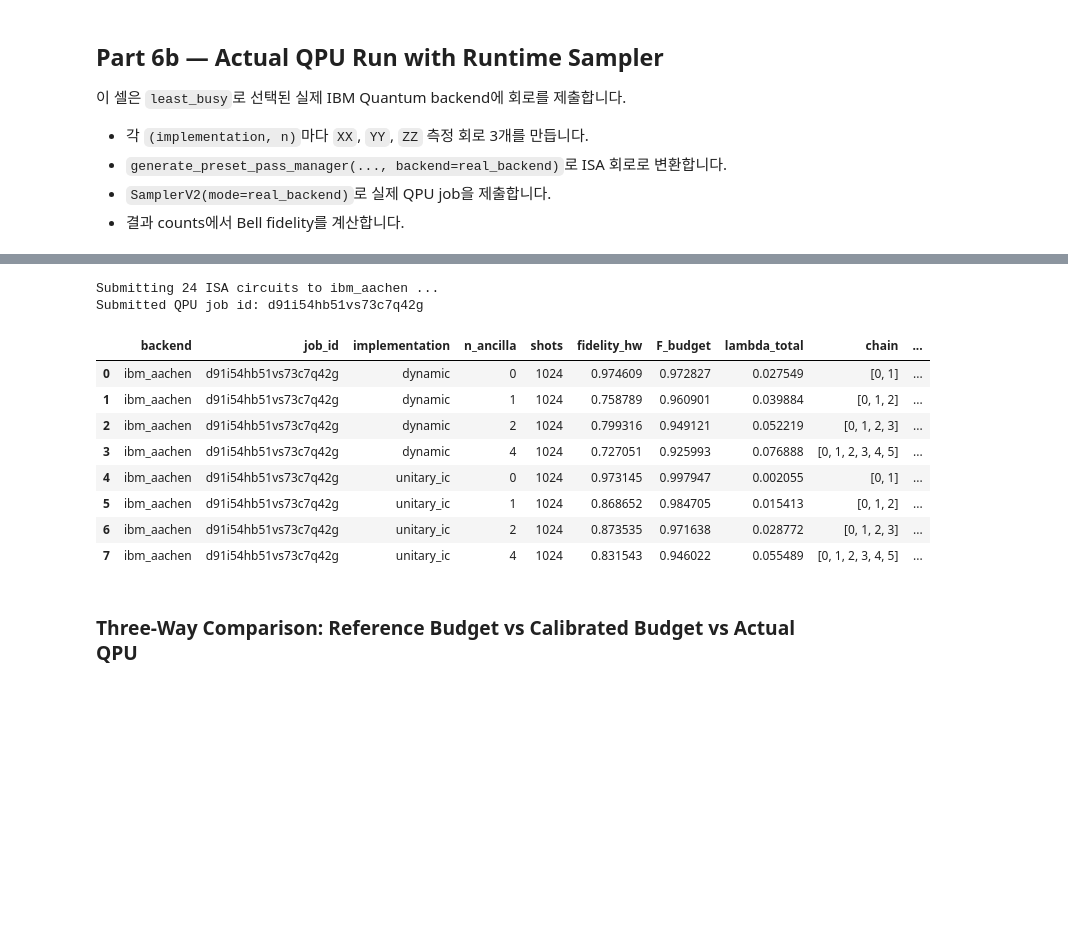
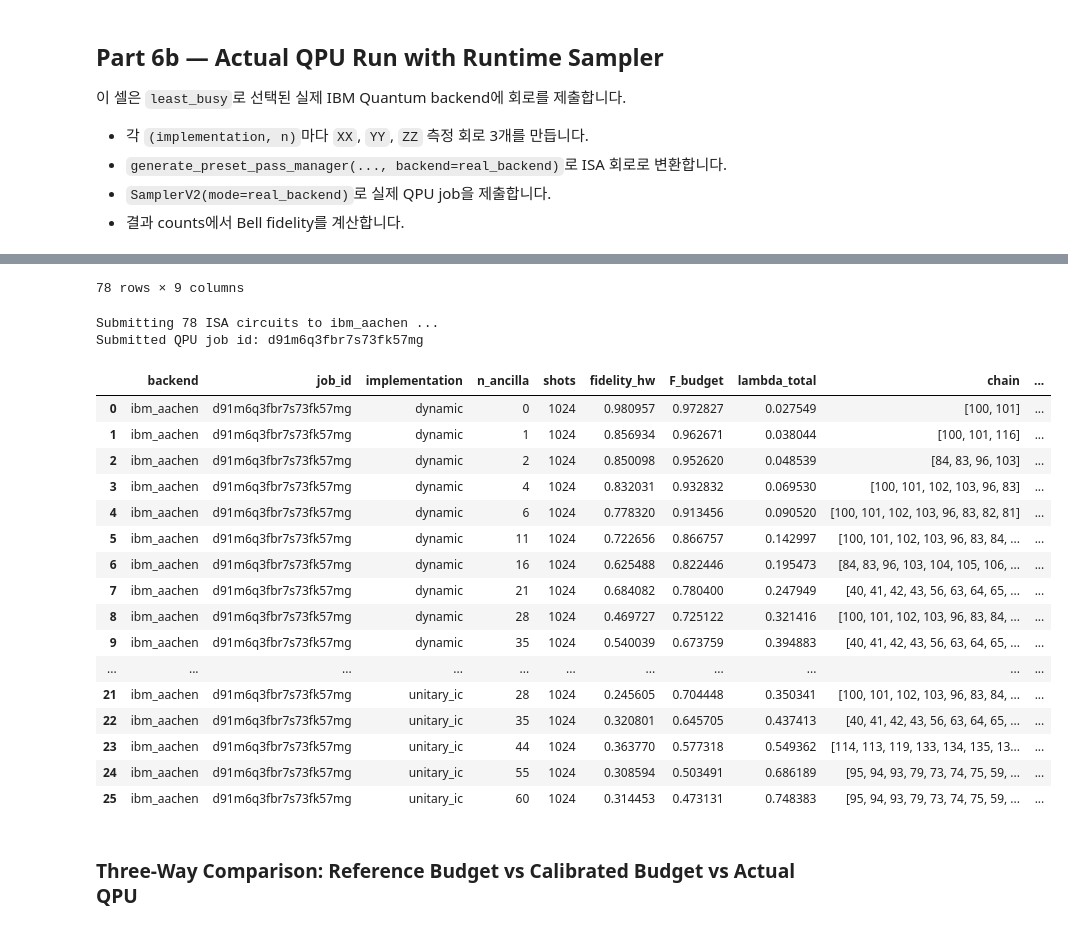
Before and after one commit to kimmmjh/qhackathon_quantumjoa, a Jupyter notebook: problem3_hm.ipynb, the cells around one changed output, grey strips where cells are left out. Cells and saved outputs as stored; diff of their text form; code cells hidden in the pictures; blank space fills up the shorter version.

```diff
--- a/problem3_hm.ipynb
+++ b/problem3_hm.ipynb
@@ -376,6 +377,10 @@ def _new_unitary_cnot_circuit(strategy, distance):
     distance = _validate_distance(distance)
     qr = QuantumRegister(distance + 2, "q")
     qc = QuantumCircuit(qr, name=f"CNOT_{strategy}")
+
+    # Prepare |+> on the control qubit so that CNOT creates a Bell state.
+    qc.h(0)
+
     qc.metadata = {
         "unitary_strategy": strategy,
         "distance": distance,
@@ -455,21 +460,32 @@ def _measure_in_basis(qc, basis):
     if basis == "XX":
         qc.h(ctrl)
         qc.h(tgt)
+
     elif basis == "YY":
         qc.sdg(ctrl)
         qc.sdg(tgt)
         qc.h(ctrl)
         qc.h(tgt)
+
     elif basis == "ZZ":
         pass
+
     else:
         raise ValueError(f"Unknown basis: {basis}")
+
+    # Final Bell-test measurement
+    qc.measure(ctrl, cr[0])
+    qc.measure(tgt, cr[1])
+
+    return qc
+
 
 def build_bell_test_circuits(distance, impl):
     if impl == "dynamic": core = build_dynamic_lrcx(distance)
     elif impl == "unitary_ic": core = build_unitary_cnot_ic(distance)
     else: raise ValueError(impl)
     return [_measure_in_basis(core, b) for b in BASES]
+
 
 def _corr_from_counts(counts):
     """
@@ -1049,7 +1318,14 @@ bd_rows = []
 for lbl, cfg in configs.items():
     for n in BD:
         try:
-            chain = get_bus_chain(backend_ref, n + 2)
+            chain = find_error_aware_chain(
+                backend_ref,
+                n+2,
+                avoid_qubits=BAD_QUBITS,
+                readout_err_limit=READOUT_ERR_LIMIT,
+                twoq_err_limit=TWOQ_ERR_LIMIT,
+                beam_width=CHAIN_BEAM_WIDTH,
+            )
         except ValueError:
             continue
 
@@ -1197,7 +1479,7 @@ This backend will be used for actual QPU job submission in Part 6b.
 
 # Use a small default set first because real QPU queue time can be long.
 # For the full fake-backend sweep, change this to: REAL_HW_DISTANCES = FAKE_SIM_DISTANCES
-REAL_HW_DISTANCES = [0, 1, 2, 4]
+REAL_HW_DISTANCES = [0, 1, 2, 4, 6, 11, 16, 21, 28, 35, 44, 55, 60]
 REAL_HW_SHOTS = 1024
 REAL_HW_OPT_LEVEL = 1
 
@@ -1280,7 +1562,14 @@ def prepare_real_hardware_circuits(backend, distances):
         for n in distances:
             logical_qubits = n + 2
             try:
-                chain = get_bus_chain(backend, logical_qubits)
+                chain = find_error_aware_chain(
+                    backend,
+                    logical_qubits,
+                    avoid_qubits=BAD_QUBITS,
+                    readout_err_limit=READOUT_ERR_LIMIT,
+                    twoq_err_limit=TWOQ_ERR_LIMIT,
+                    beam_width=CHAIN_BEAM_WIDTH,
+                )
             except Exception as exc:
                 print(f"skip {impl} n={n}: could not find chain of length {logical_qubits}: {exc}")
                 continue
@@ -1419,14 +1711,23 @@ prepared unitary_ic   n= 4: 3 basis circuits, chain=[0, 1, 2, 3, 4, 5], ISA dept
-Submitting 24 ISA circuits to ibm_aachen ...
-Submitted QPU job id: d91i54hb51vs73c7q42g
+78 rows × 9 columns
+Submitting 78 ISA circuits to ibm_aachen ...
+Submitted QPU job id: d91m6q3fbr7s73fk57mg
 |  | backend | job_id | implementation | n_ancilla | shots | fidelity_hw | F_budget | lambda_total | chain | ... |
-| 0 | ibm_aachen | d91i54hb51vs73c7q42g | dynamic | 0 | 1024 | 0.974609 | 0.972827 | 0.027549 | [0, 1] | ... |
-| 1 | ibm_aachen | d91i54hb51vs73c7q42g | dynamic | 1 | 1024 | 0.758789 | 0.960901 | 0.039884 | [0, 1, 2] | ... |
-| 2 | ibm_aachen | d91i54hb51vs73c7q42g | dynamic | 2 | 1024 | 0.799316 | 0.949121 | 0.052219 | [0, 1, 2, 3] | ... |
-| 3 | ibm_aachen | d91i54hb51vs73c7q42g | dynamic | 4 | 1024 | 0.727051 | 0.925993 | 0.076888 | [0, 1, 2, 3, 4, 5] | ... |
-| 4 | ibm_aachen | d91i54hb51vs73c7q42g | unitary_ic | 0 | 1024 | 0.973145 | 0.997947 | 0.002055 | [0, 1] | ... |
-| 5 | ibm_aachen | d91i54hb51vs73c7q42g | unitary_ic | 1 | 1024 | 0.868652 | 0.984705 | 0.015413 | [0, 1, 2] | ... |
-| 6 | ibm_aachen | d91i54hb51vs73c7q42g | unitary_ic | 2 | 1024 | 0.873535 | 0.971638 | 0.028772 | [0, 1, 2, 3] | ... |
-| 7 | ibm_aachen | d91i54hb51vs73c7q42g | unitary_ic | 4 | 1024 | 0.831543 | 0.946022 | 0.055489 | [0, 1, 2, 3, 4, 5] | ... |
+| 0 | ibm_aachen | d91m6q3fbr7s73fk57mg | dynamic | 0 | 1024 | 0.980957 | 0.972827 | 0.027549 | [100, 101] | ... |
+| 1 | ibm_aachen | d91m6q3fbr7s73fk57mg | dynamic | 1 | 1024 | 0.856934 | 0.962671 | 0.038044 | [100, 101, 116] | ... |
+| 2 | ibm_aachen | d91m6q3fbr7s73fk57mg | dynamic | 2 | 1024 | 0.850098 | 0.952620 | 0.048539 | [84, 83, 96, 103] | ... |
+| 3 | ibm_aachen | d91m6q3fbr7s73fk57mg | dynamic | 4 | 1024 | 0.832031 | 0.932832 | 0.069530 | [100, 101, 102, 103, 96, 83] | ... |
+| 4 | ibm_aachen | d91m6q3fbr7s73fk57mg | dynamic | 6 | 1024 | 0.778320 | 0.913456 | 0.090520 | [100, 101, 102, 103, 96, 83, 82, 81] | ... |
+| 5 | ibm_aachen | d91m6q3fbr7s73fk57mg | dynamic | 11 | 1024 | 0.722656 | 0.866757 | 0.142997 | [100, 101, 102, 103, 96, 83, 84, ... | ... |
+| 6 | ibm_aachen | d91m6q3fbr7s73fk57mg | dynamic | 16 | 1024 | 0.625488 | 0.822446 | 0.195473 | [84, 83, 96, 103, 104, 105, 106, ... | ... |
+| 7 | ibm_aachen | d91m6q3fbr7s73fk57mg | dynamic | 21 | 1024 | 0.684082 | 0.780400 | 0.247949 | [40, 41, 42, 43, 56, 63, 64, 65, ... | ... |
+| 8 | ibm_aachen | d91m6q3fbr7s73fk57mg | dynamic | 28 | 1024 | 0.469727 | 0.725122 | 0.321416 | [100, 101, 102, 103, 96, 83, 84, ... | ... |
+| 9 | ibm_aachen | d91m6q3fbr7s73fk57mg | dynamic | 35 | 1024 | 0.540039 | 0.673759 | 0.394883 | [40, 41, 42, 43, 56, 63, 64, 65, ... | ... |
+| ... | ... | ... | ... | ... | ... | ... | ... | ... | ... | ... |
+| 21 | ibm_aachen | d91m6q3fbr7s73fk57mg | unitary_ic | 28 | 1024 | 0.245605 | 0.704448 | 0.350341 | [100, 101, 102, 103, 96, 83, 84, ... | ... |
+| 22 | ibm_aachen | d91m6q3fbr7s73fk57mg | unitary_ic | 35 | 1024 | 0.320801 | 0.645705 | 0.437413 | [40, 41, 42, 43, 56, 63, 64, 65, ... | ... |
+| 23 | ibm_aachen | d91m6q3fbr7s73fk57mg | unitary_ic | 44 | 1024 | 0.363770 | 0.577318 | 0.549362 | [114, 113, 119, 133, 134, 135, 13... | ... |
+| 24 | ibm_aachen | d91m6q3fbr7s73fk57mg | unitary_ic | 55 | 1024 | 0.308594 | 0.503491 | 0.686189 | [95, 94, 93, 79, 73, 74, 75, 59, ... | ... |
+| 25 | ibm_aachen | d91m6q3fbr7s73fk57mg | unitary_ic | 60 | 1024 | 0.314453 | 0.473131 | 0.748383 | [95, 94, 93, 79, 73, 74, 75, 59, ... | ... |
 # %% [markdown]
 ### Three-Way Comparison: Reference Budget vs Calibrated Budget vs Actual QPU
 # %%
```
Also changed, not shown: parts of 19 cells of this notebook, 2 other files.
